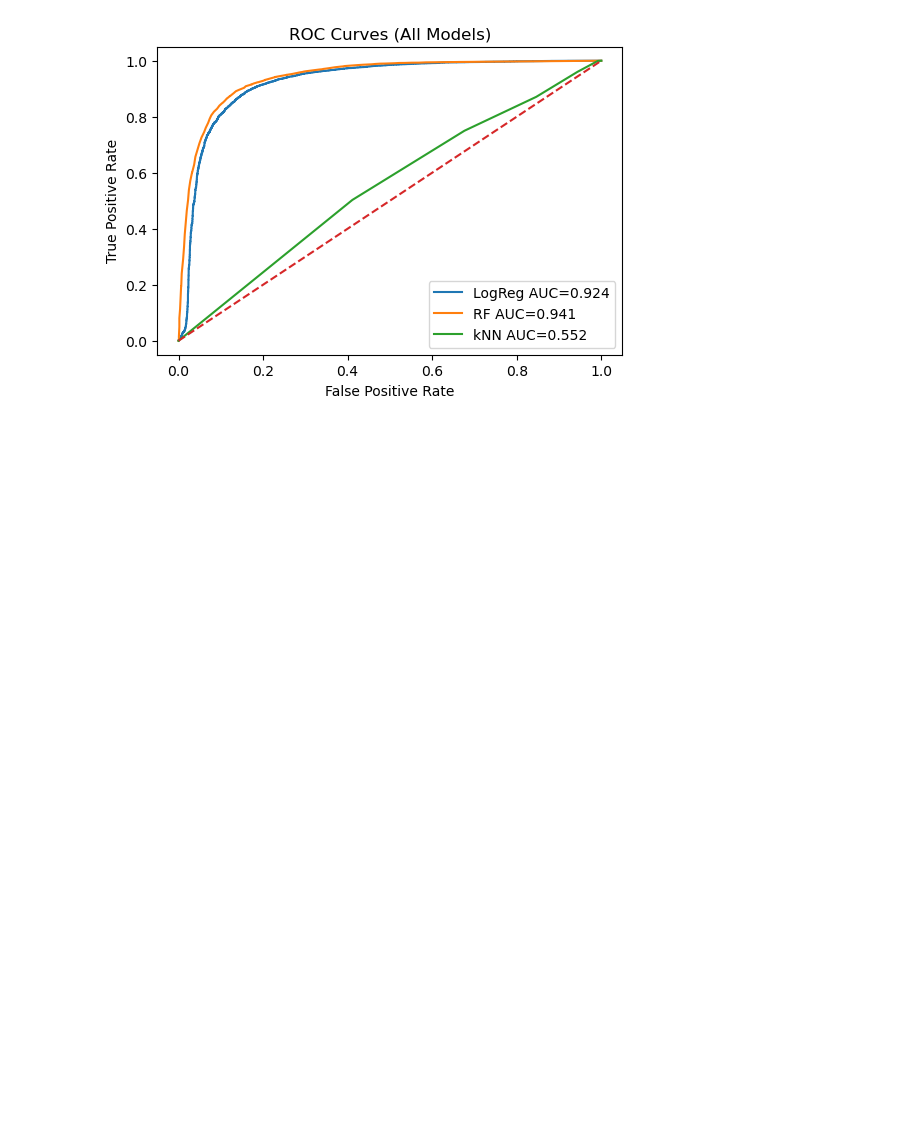
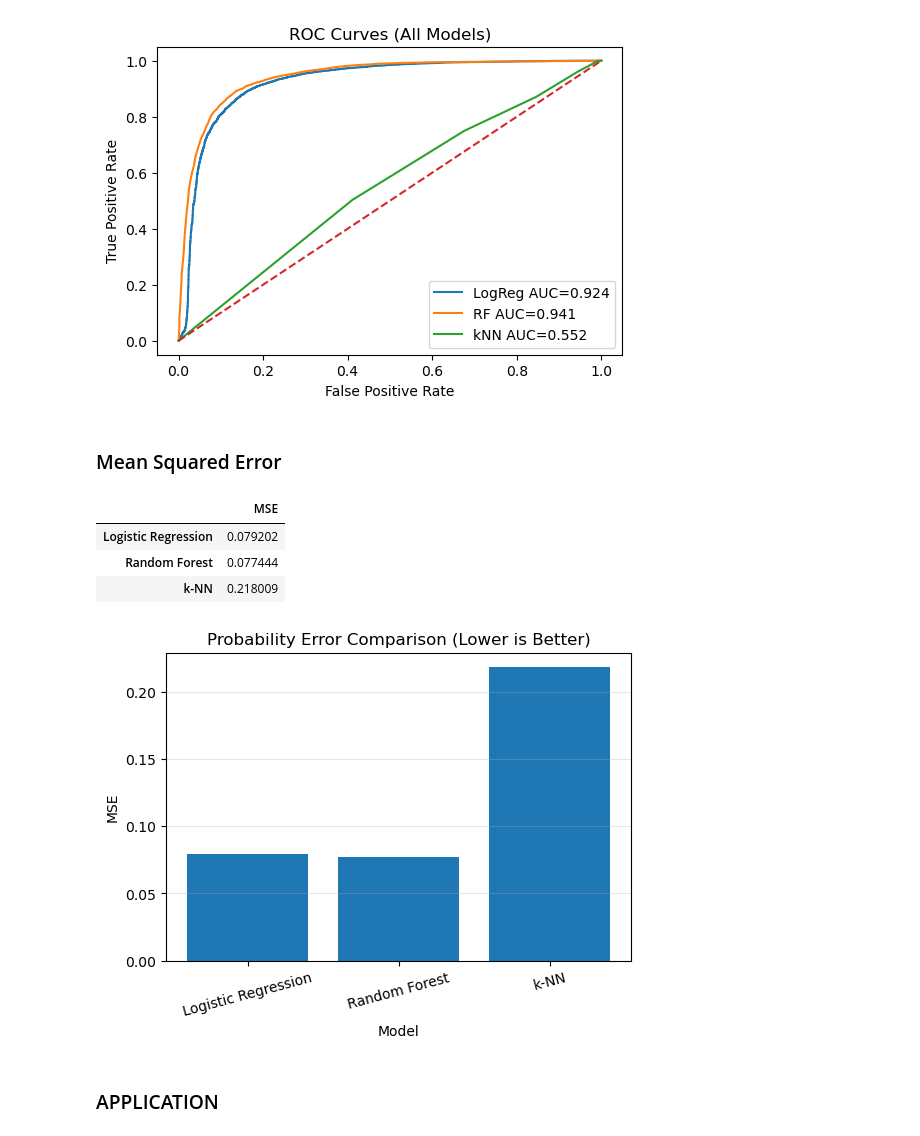
Before and after one commit to sampadahah/book-recommendation-system, a Jupyter notebook: Algorithms.ipynb, the cells around one changed output. Saved outputs shown, nothing was run; the diff lists cells and outputs as text; code cells hidden in the pictures; blank space fills up the shorter version.

```diff
--- a/Algorithms.ipynb
+++ b/Algorithms.ipynb
@@ -230,3 +246,48 @@ plt.legend()
 plt.show()
 # %% [output]
 [figure]
+# %% [markdown]
+### Mean Squared Error
+# %%
+def prob_metrics(model, X_test, y_test):
+    y_prob = model.predict_proba(X_test)[:, 1]
+    y_pred = (y_prob >= 0.5).astype(int)
+    return {
+        "MSE": mean_squared_error(y_test, y_prob),  # MSE on probabilities
+    }
+
+metrics_lr = prob_metrics(lr, X_test_lr, y_test)
+metrics_rf = prob_metrics(rf, X_test_rf, y_test)
+metrics_knn = prob_metrics(knn, X_test_knn, y_test)
+
+import pandas as pd
+results_df = pd.DataFrame(
+    [metrics_lr, metrics_rf, metrics_knn],
+    index=["Logistic Regression", "Random Forest", "k-NN"]
+)
+
+results_df
+# %% [output]
+|  | MSE |
+| Logistic Regression | 0.079202 |
+| Random Forest | 0.077444 |
+| k-NN | 0.218009 |
+# %%
+plt.figure(figsize=(6, 4))
+
+plt.bar(
+    results_df.index,
+    results_df["MSE"]
+)
+
+plt.ylabel("MSE")
+plt.xlabel("Model")
+plt.title("Probability Error Comparison (Lower is Better)")
+plt.xticks(rotation=15)
+plt.grid(axis="y", alpha=0.3)
+
+plt.show()
+# %% [output]
+[figure, added]
+# %% [markdown]
+### APPLICATION
```
Also changed, not shown: parts of 5 cells of this notebook, 1 other file.
